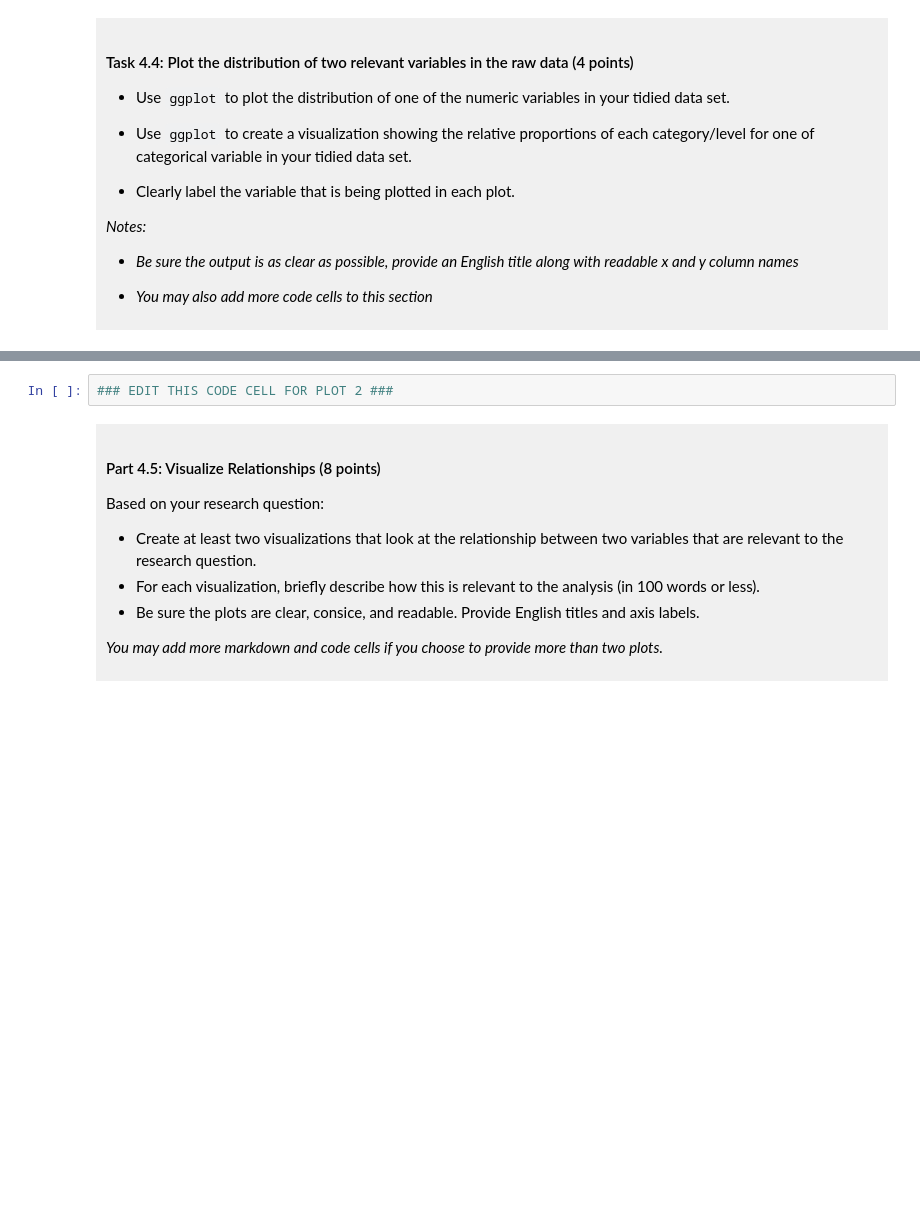
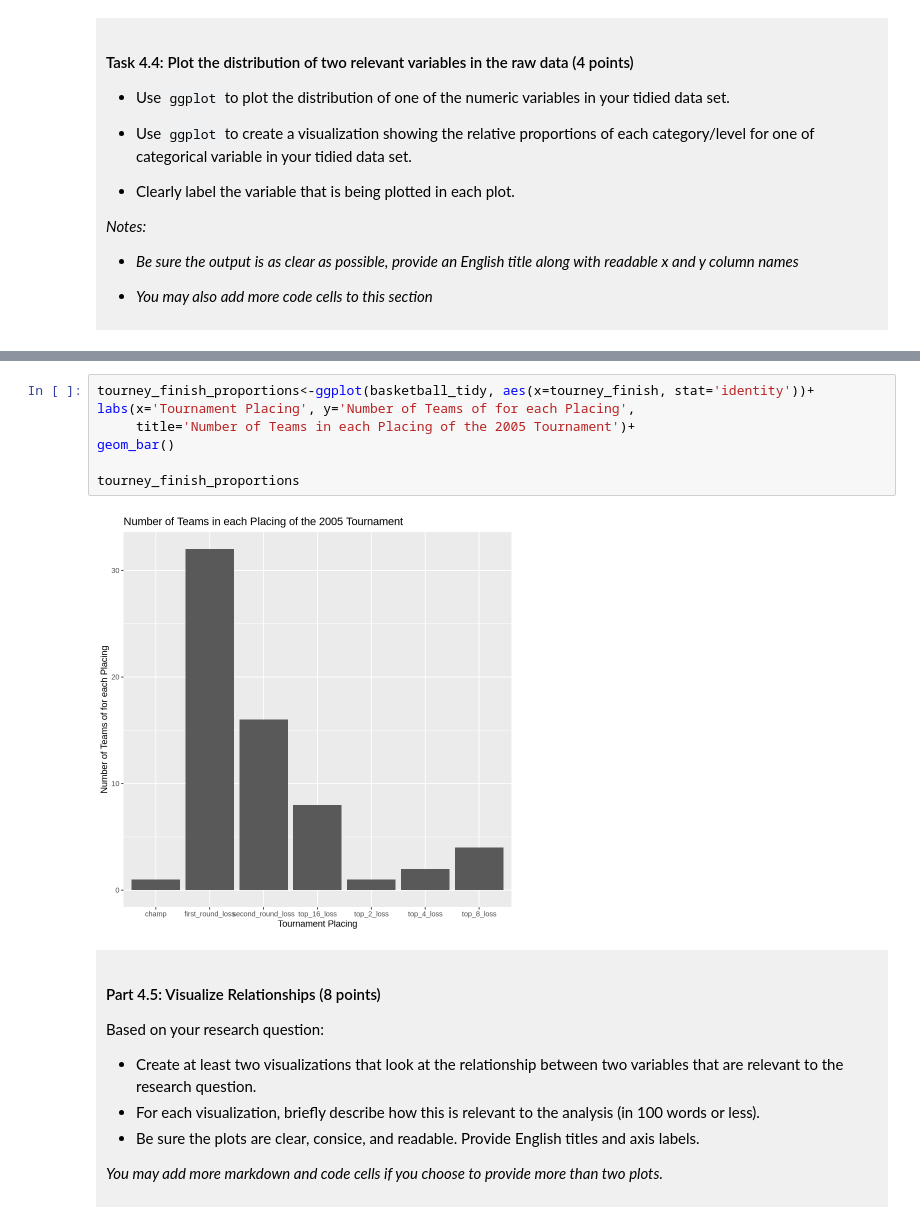
Before and after one commit to kelownaproducts-pixel/dsci-100-project-seethaler-ben, a Jupyter notebook: dsci-100-project-notebook.ipynb, the cells around one changed output, grey strips where cells are left out. Drawn from its saved outputs; the diff is of its cells as text; blank space fills up the shorter version.

```diff
--- a/dsci-100-project-notebook.ipynb
+++ b/dsci-100-project-notebook.ipynb
@@ -294,5 +352,12 @@ You will refine your research question (if needed) and produce a tidy data set.
 # %%
-### EDIT THIS CODE CELL FOR PLOT 2 ###
+tourney_finish_proportions<-ggplot(basketball_tidy, aes(x=tourney_finish, stat='identity'))+
+labs(x='Tournament Placing', y='Number of Teams of for each Placing',
+     title='Number of Teams in each Placing of the 2005 Tournament')+
+geom_bar()
+
+tourney_finish_proportions
+# %% [output]
+[figure, added]
 # %% [markdown]
 <div style="background-color: #f0f0f0; padding: 10px;">
 
```
Also changed, not shown: parts of 10 cells of this notebook.
